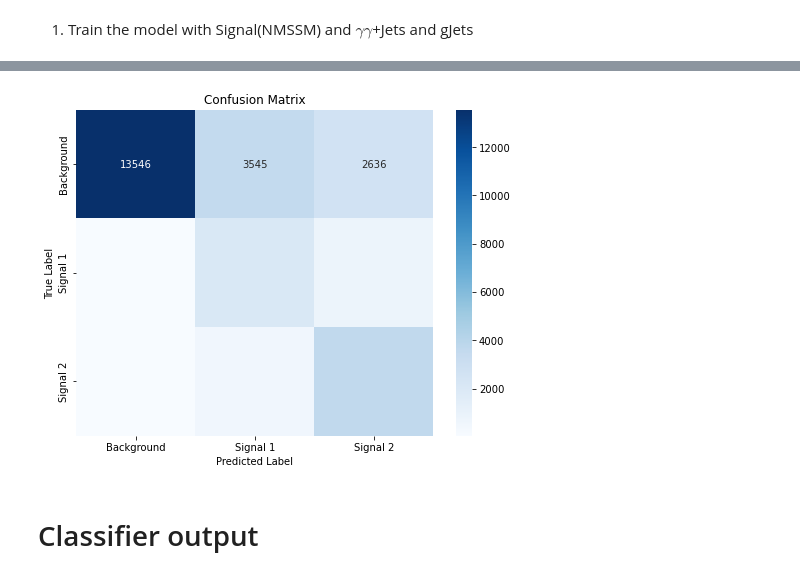
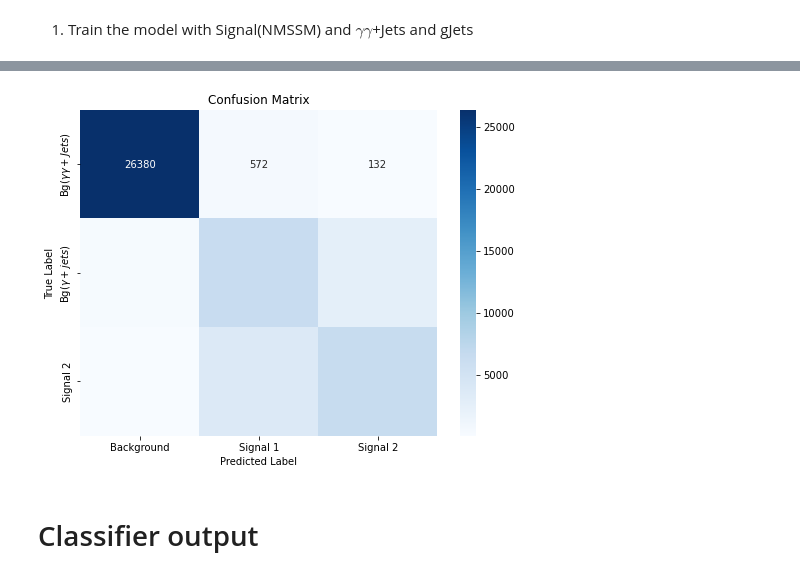
Before and after one commit to tiwariPC/hhbbgg_AwkwardAnalyzer, a Jupyter notebook: bdt/notebook/Multiclass_Descriminator.ipynb, the cells around one changed output, grey strips where cells are left out. Cells and saved outputs as stored; diff of their text form; code cells hidden in the pictures.

```diff
--- a/bdt/notebook/Multiclass_Descriminator.ipynb
+++ b/bdt/notebook/Multiclass_Descriminator.ipynb
@@ -74 +89,12 @@ keys = [
+# %%
+# Assign labels to signal and background classes
+signal_df['label'] = 0  # Signal class
+
+# Assign background labels based on the key
+dfs["/GGJets/preselection"]['label'] = 1  # Background class 1
+dfs["/GJetPt20To40/preselection"]['label'] = 2  # Background class 2
+dfs["/GJetPt40/preselection"]['label'] = 2  # Background class 2
+
+# Combine signal and all background dataframes into one DataFrame
+combined_df = pd.concat([signal_df, dfs["/GGJets/preselection"], dfs["/GJetPt20To40/preselection"], dfs["/GJetPt40/preselection"]], ignore_index=True)
 # %%
@@ -166,3 +182,26 @@ X_train, X_test, y_train, y_test = train_test_split(combined_df[features], combi
+# %%
+
+X = combined_df[features]
+y = combined_df['label']
+weights = combined_df['weight_preselection']
+
+# Impute missing values and scale the data
+imputer = SimpleImputer(strategy='mean')
+X_imputed = imputer.fit_transform(X)
+
+scaler = StandardScaler()
+X_scaled = scaler.fit_transform(X_imputed)
+
+# Split into train and test sets
+X_train, X_test, y_train, y_test = train_test_split(X, y, test_size=0.2, random_state=42, stratify=y)
+
+# Extract weights for train and test datasets
+X_train_weights = combined_df.loc[X_train.index, 'weight_preselection']
+X_test_weights = combined_df.loc[X_test.index, 'weight_preselection']
+
+# Impute and scale the features
+X_train_imputed = imputer.fit_transform(X_train)
+X_test_imputed = imputer.transform(X_test)
 # %%
 # Extract the weights for train and test datasets
 X_train_weights = combined_df.loc[X_train.index, 'weight_preselection']
@@ -374,27 +413,27 @@ plt.show()
 # %%
 from sklearn.metrics import confusion_matrix
 import seaborn as sns
 
 # Generate predictions
 y_pred = []
 with torch.no_grad():
     for inputs, _, _ in test_loader:
         outputs = model(inputs)
         _, preds = torch.max(outputs, 1)
         y_pred.extend(preds.numpy())
 
 # Compute confusion matrix
 conf_matrix = confusion_matrix(y_test, y_pred)
 
 # Plot confusion matrix
 plt.figure(figsize=(8, 6))
-sns.heatmap(conf_matrix, annot=True, fmt='d', cmap='Blues', xticklabels=["Background", "Signal 1", "Signal 2"], yticklabels=["Background", "Signal 1", "Signal 2"])
+sns.heatmap(conf_matrix, annot=True, fmt='d', cmap='Blues', xticklabels=["Background", "Signal 1", "Signal 2"], yticklabels=["Bg($\gamma\gamma+Jets$)", "Bg($\gamma+jets$)", "Signal 2"])
 plt.xlabel('Predicted Label')
 plt.ylabel('True Label')
 plt.title('Confusion Matrix')
 plt.show()
 # %% [output]
-[figure, old version]
+[figure, new version]
 # %% [markdown]
 # Classifier output
 # %%
```
Also changed, not shown: parts of 10 cells of this notebook, 3 other files.
